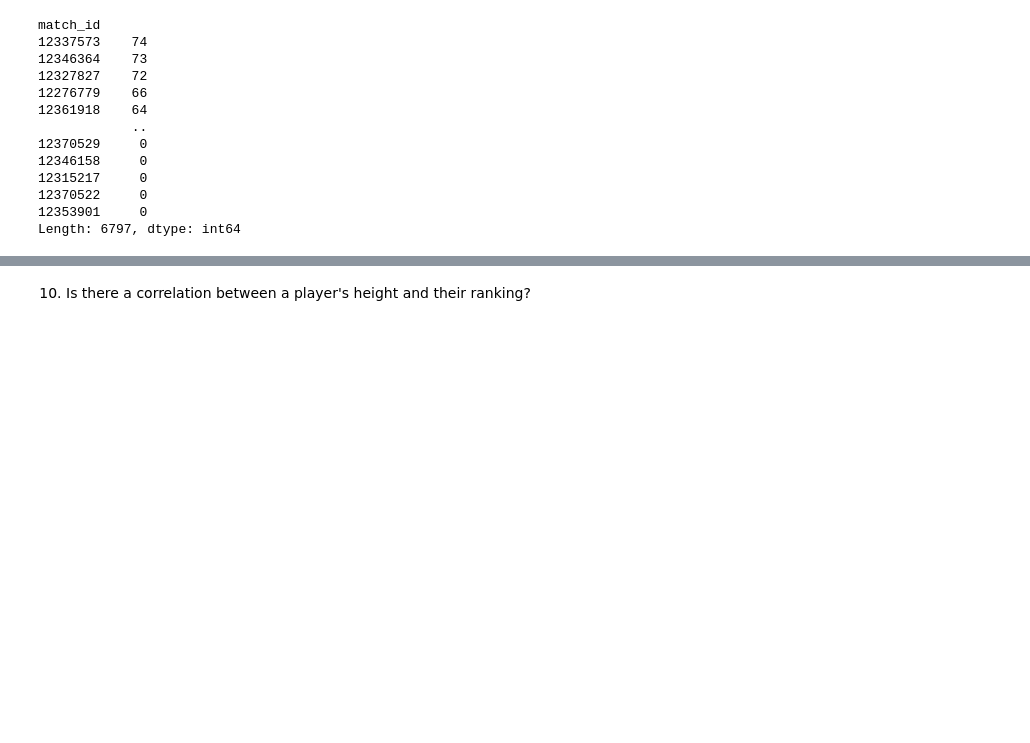
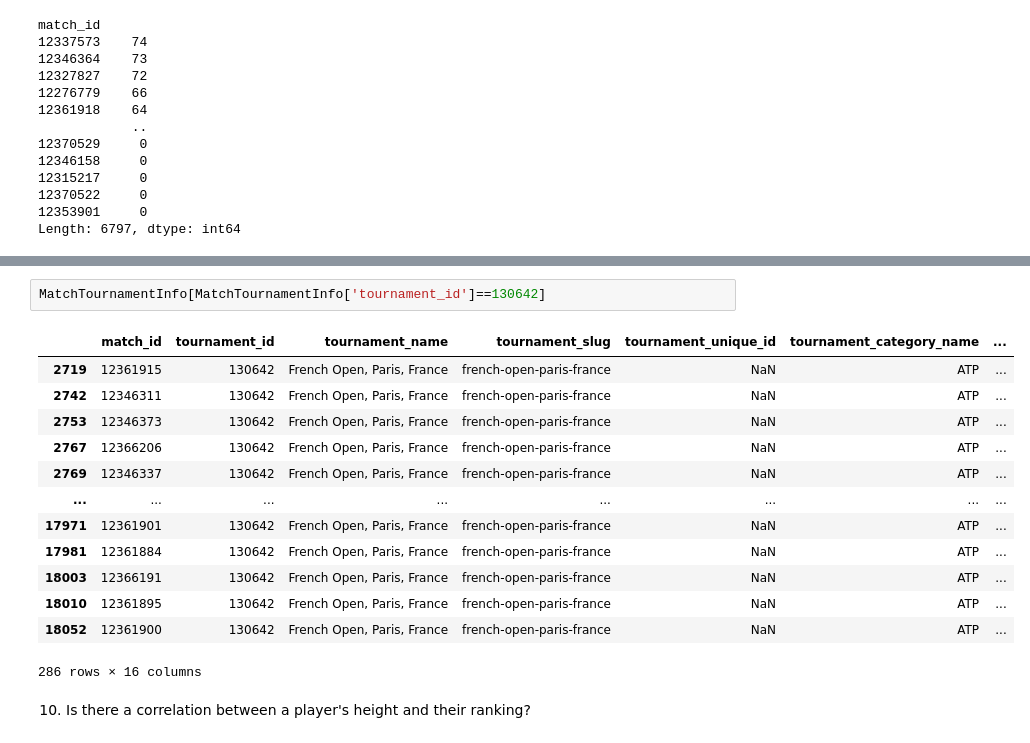
Before and after one commit to Mahlagha1994/Tennis-Games, a Jupyter notebook: notebooks/2-DATA ANALYZING.ipynb, the cells around one changed output, grey strips where cells are left out. Saved outputs shown, nothing was run; the diff lists cells and outputs as text; blank space fills up the shorter version.

```diff
--- a/notebooks/2-DATA ANALYZING.ipynb
+++ b/notebooks/2-DATA ANALYZING.ipynb
@@ -242,3 +266,19 @@ Length: 6797, dtype: int64
+# %%
+MatchTournamentInfo[MatchTournamentInfo['tournament_id']==130642]
+# %% [output]
+|  | match_id | tournament_id | tournament_name | tournament_slug | tournament_unique_id | tournament_category_name | ... |
+| 2719 | 12361915 | 130642 | French Open, Paris, France | french-open-paris-france | NaN | ATP | ... |
+| 2742 | 12346311 | 130642 | French Open, Paris, France | french-open-paris-france | NaN | ATP | ... |
+| 2753 | 12346373 | 130642 | French Open, Paris, France | french-open-paris-france | NaN | ATP | ... |
+| 2767 | 12366206 | 130642 | French Open, Paris, France | french-open-paris-france | NaN | ATP | ... |
+| 2769 | 12346337 | 130642 | French Open, Paris, France | french-open-paris-france | NaN | ATP | ... |
+| ... | ... | ... | ... | ... | ... | ... | ... |
+| 17971 | 12361901 | 130642 | French Open, Paris, France | french-open-paris-france | NaN | ATP | ... |
+| 17981 | 12361884 | 130642 | French Open, Paris, France | french-open-paris-france | NaN | ATP | ... |
+| 18003 | 12366191 | 130642 | French Open, Paris, France | french-open-paris-france | NaN | ATP | ... |
+| 18010 | 12361895 | 130642 | French Open, Paris, France | french-open-paris-france | NaN | ATP | ... |
+| 18052 | 12361900 | 130642 | French Open, Paris, France | french-open-paris-france | NaN | ATP | ... |
+286 rows × 16 columns
 # %% [markdown]
 10. Is there a correlation between a player's height and their ranking?
 # %% [markdown]
```
Also changed, not shown: parts of 8 cells of this notebook.
